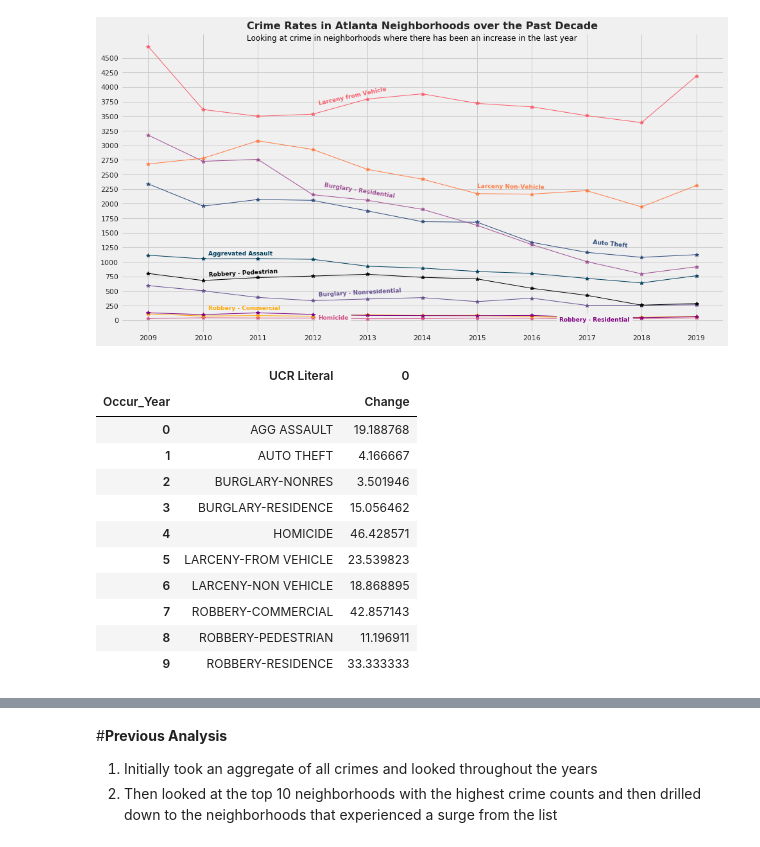
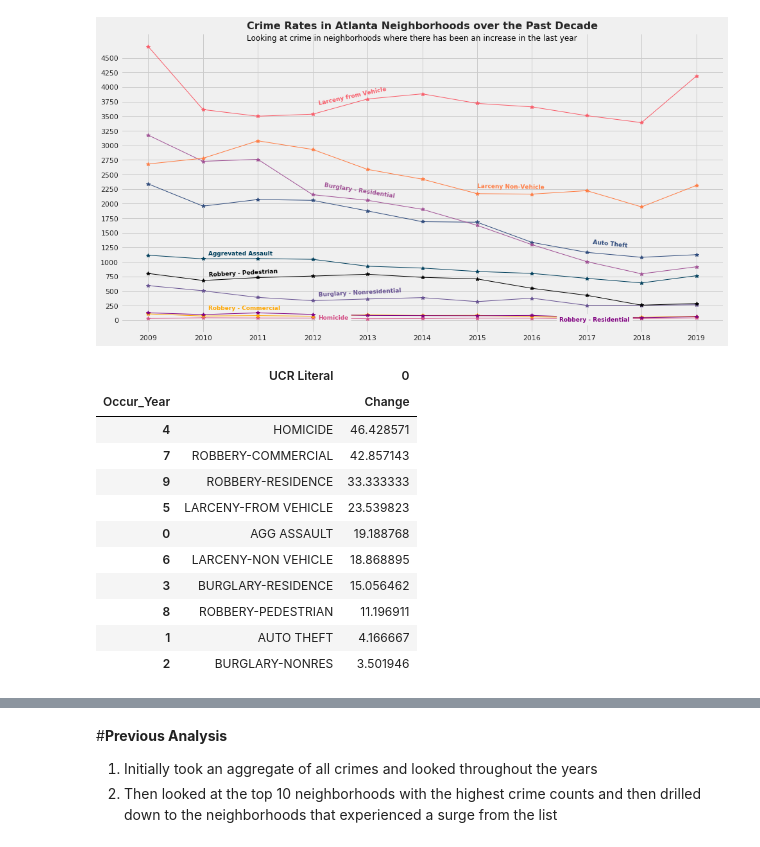
Before and after one commit to jiobu1/DS-Unit-1-Sprint-4-Data-Storytelling-Portfolio-Project, a Jupyter notebook: Jisha_Obukwelu_Unit_1_Data_Storytelling_Project.ipynb, the cells around one changed output, grey strips where cells are left out. Cells and saved outputs as stored; diff of their text form; code cells hidden in the pictures.

```diff
--- a/Jisha_Obukwelu_Unit_1_Data_Storytelling_Project.ipynb
+++ b/Jisha_Obukwelu_Unit_1_Data_Storytelling_Project.ipynb
@@ -603,20 +606,20 @@ types_analysis = pd.DataFrame(up_neighborhood.groupby(by = ['Occur_Year','UCR Li
 types_analysis = types_analysis.reset_index(level = ['UCR Literal'])
 types_analysis[(0,'Change')] = (types_analysis[(0, 2019)] - types_analysis[(0, 2018)])/types_analysis[(0, 2018)]*100
 # %%
-types_analysis.loc[:,[('UCR Literal', ''),(0,'Change')]]
+types_analysis.loc[:,[('UCR Literal', ''),(0,'Change')]].sort_values(by= (0, 'Change'), ascending = False)
 # %% [output]
 |  | UCR Literal | 0 |
 | Occur_Year |  | Change |
+| 4 | HOMICIDE | 46.428571 |
+| 7 | ROBBERY-COMMERCIAL | 42.857143 |
+| 9 | ROBBERY-RESIDENCE | 33.333333 |
+| 5 | LARCENY-FROM VEHICLE | 23.539823 |
 | 0 | AGG ASSAULT | 19.188768 |
+| 6 | LARCENY-NON VEHICLE | 18.868895 |
+| 3 | BURGLARY-RESIDENCE | 15.056462 |
+| 8 | ROBBERY-PEDESTRIAN | 11.196911 |
 | 1 | AUTO THEFT | 4.166667 |
 | 2 | BURGLARY-NONRES | 3.501946 |
-| 3 | BURGLARY-RESIDENCE | 15.056462 |
-| 4 | HOMICIDE | 46.428571 |
-| 5 | LARCENY-FROM VEHICLE | 23.539823 |
-| 6 | LARCENY-NON VEHICLE | 18.868895 |
-| 7 | ROBBERY-COMMERCIAL | 42.857143 |
-| 8 | ROBBERY-PEDESTRIAN | 11.196911 |
-| 9 | ROBBERY-RESIDENCE | 33.333333 |
 # %%
 from plotly.subplots import make_subplots
 from plotly import tools
```
Also changed, not shown: parts of 12 cells of this notebook.
